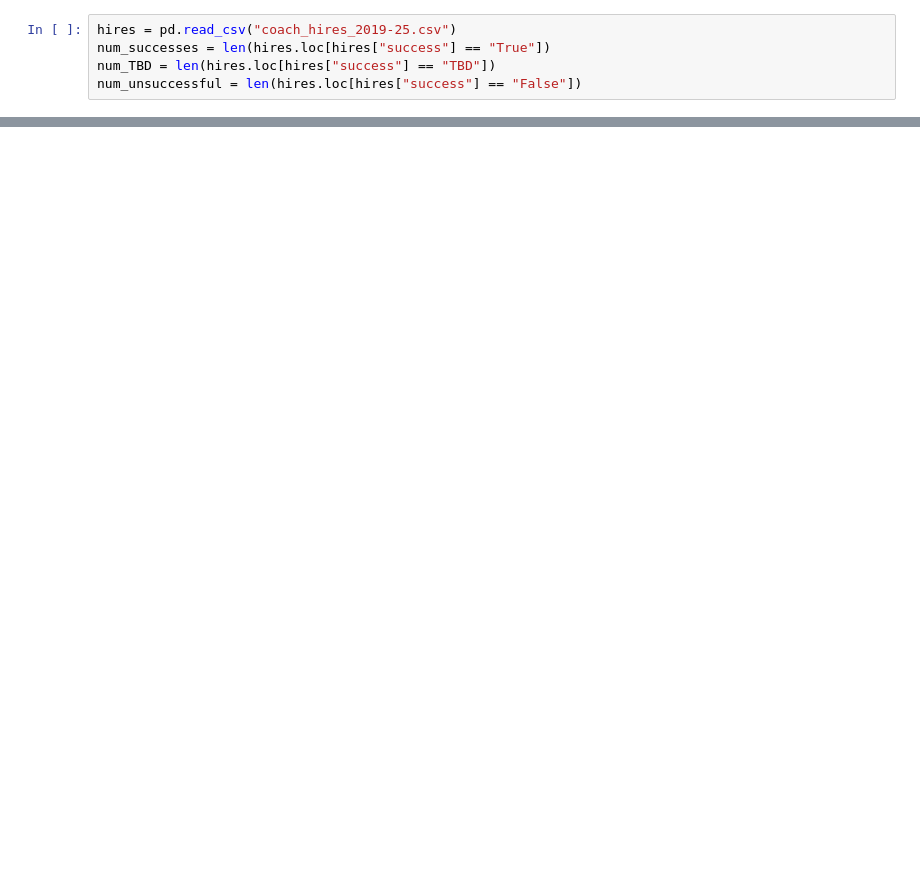
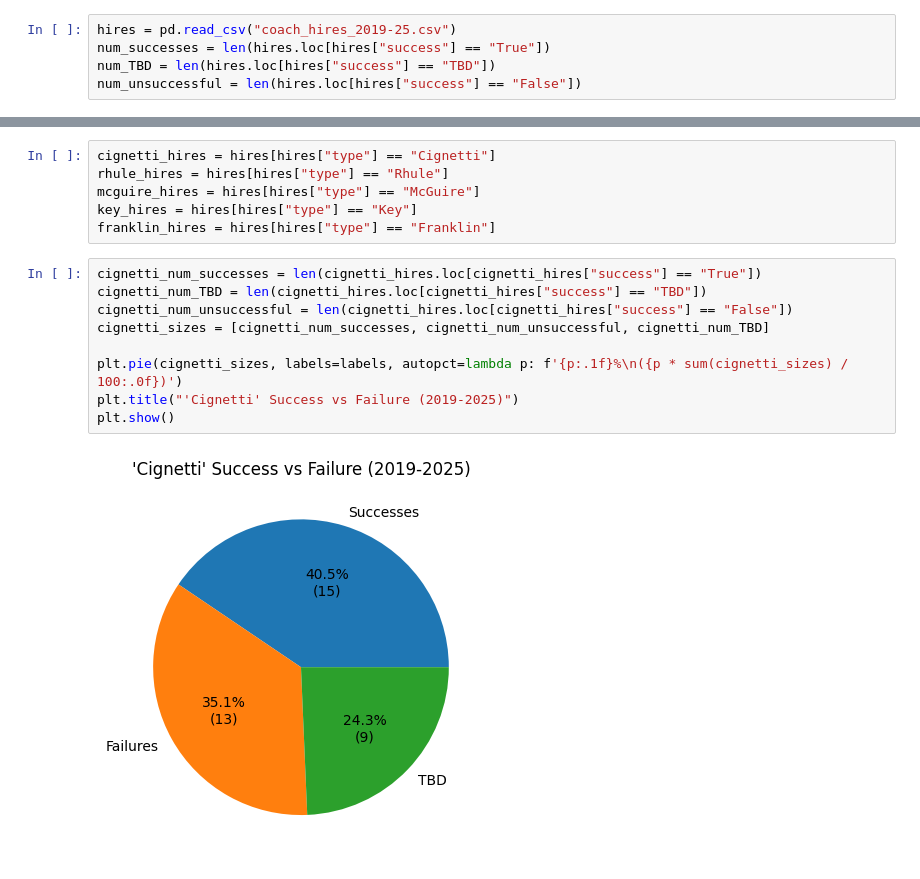
Before and after one commit to lemonannn/ncaa_coaching_analysis, a Jupyter notebook: coach_analysis.ipynb, the cells around one changed output, grey strips where cells are left out. Saved outputs shown, nothing was run; the diff lists cells and outputs as text; blank space fills up the shorter version.

```diff
--- a/coach_analysis.ipynb
+++ b/coach_analysis.ipynb
@@ -22,0 +75,17 @@ ax.pie(sizes, labels=labels)
+# %%
+cignetti_hires = hires[hires["type"] == "Cignetti"]
+rhule_hires = hires[hires["type"] == "Rhule"]
+mcguire_hires = hires[hires["type"] == "McGuire"]
+key_hires = hires[hires["type"] == "Key"]
+franklin_hires = hires[hires["type"] == "Franklin"]
+# %%
+cignetti_num_successes = len(cignetti_hires.loc[cignetti_hires["success"] == "True"])
+cignetti_num_TBD = len(cignetti_hires.loc[cignetti_hires["success"] == "TBD"])
+cignetti_num_unsuccessful = len(cignetti_hires.loc[cignetti_hires["success"] == "False"])
+cignetti_sizes = [cignetti_num_successes, cignetti_num_unsuccessful, cignetti_num_TBD]
+
+plt.pie(cignetti_sizes, labels=labels, autopct=lambda p: f'{p:.1f}%\n({p * sum(cignetti_sizes) / 100:.0f})')
+plt.title("'Cignetti' Success vs Failure (2019-2025)")
+plt.show()
+# %% [output]
+[figure, added]
```
Also changed, not shown: parts of 28 cells of this notebook, 3 other files.
